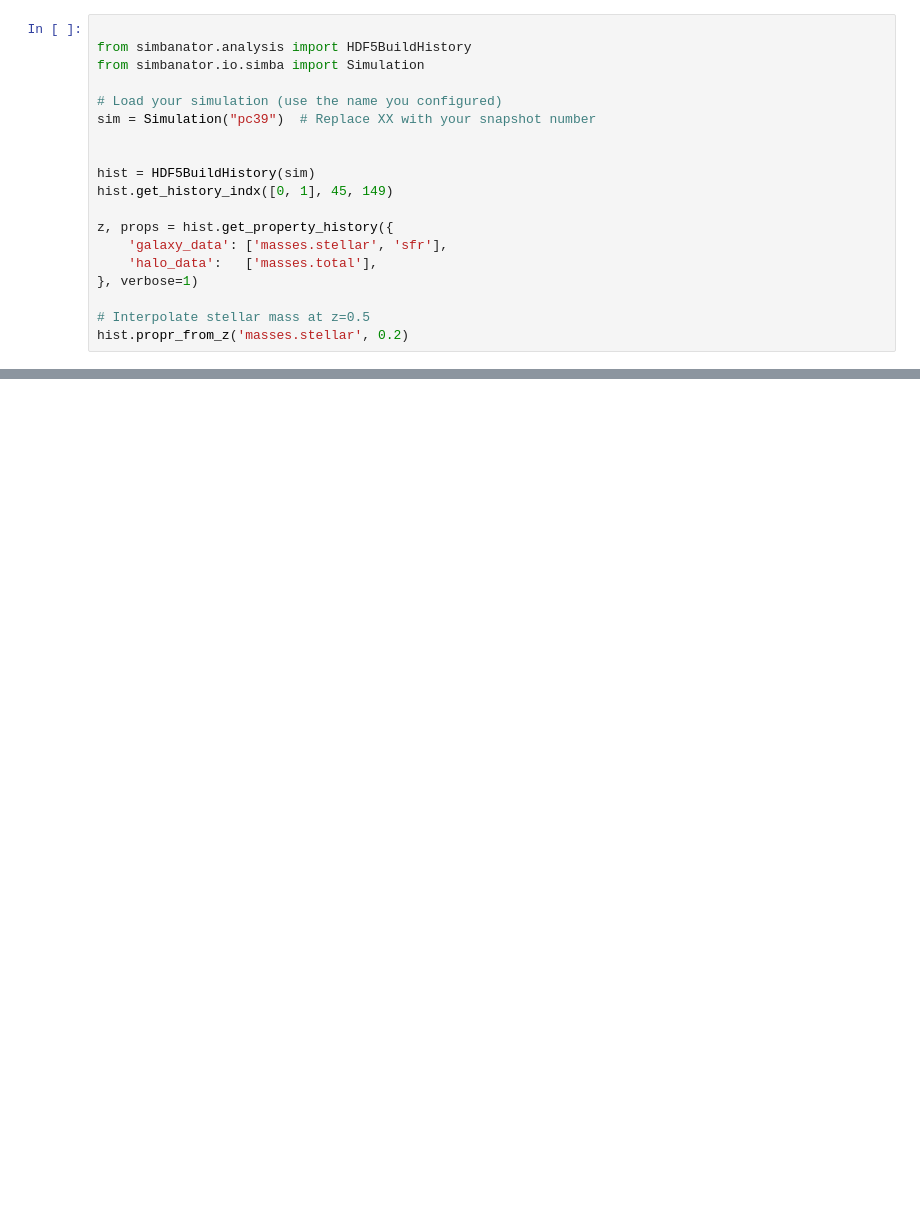
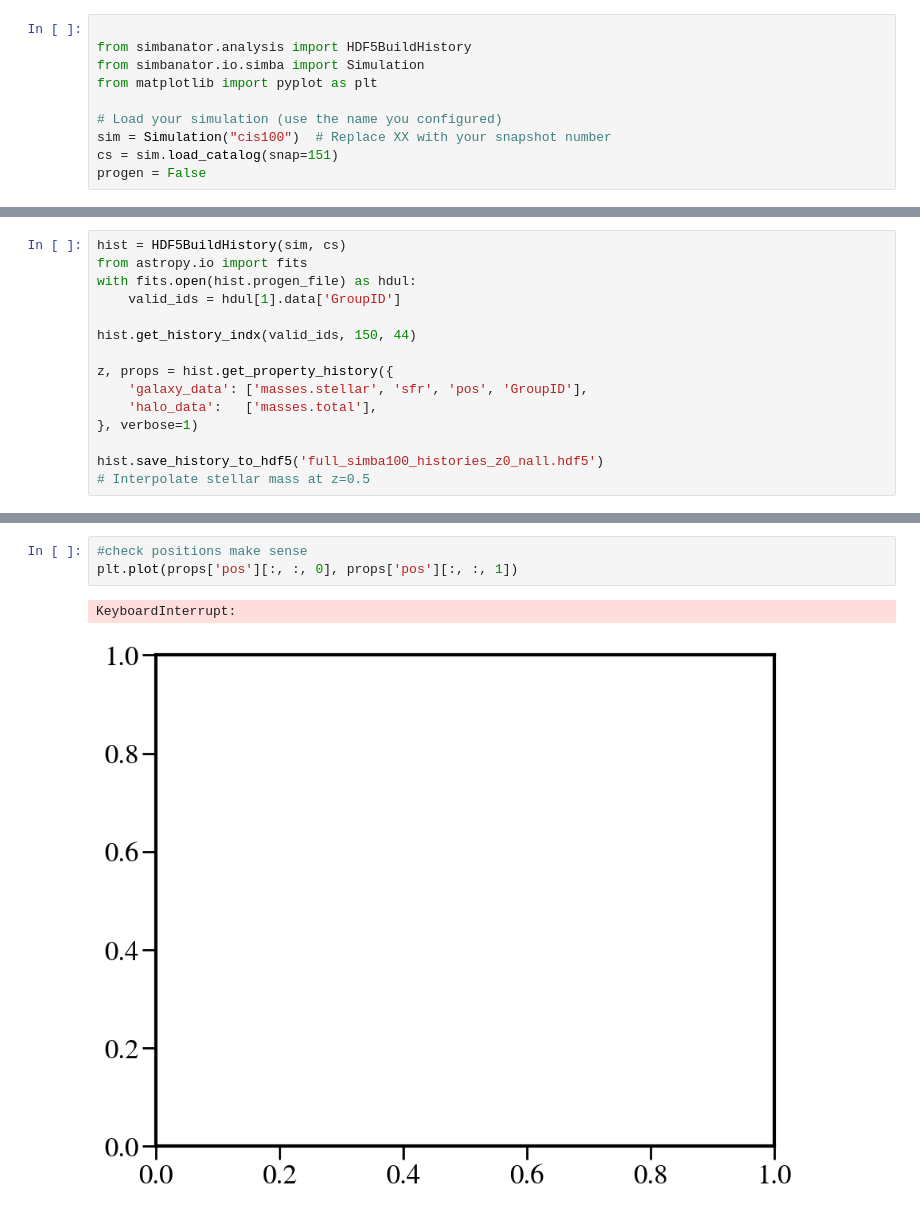
Before and after one commit to GiulianoLo/analize_simba_cgm, a Jupyter notebook: test_sfh_caesar.ipynb, the cells around one changed output, grey strips where cells are left out. Drawn from its saved outputs; the diff is of its cells as text; blank space fills up the shorter version.

```diff
--- a/test_sfh_caesar.ipynb
+++ b/test_sfh_caesar.ipynb
@@ -2,19 +2,10 @@
 
 from simbanator.analysis import HDF5BuildHistory
 from simbanator.io.simba import Simulation
+from matplotlib import pyplot as plt
 
 # Load your simulation (use the name you configured)
-sim = Simulation("pc39")  # Replace XX with your snapshot number
-
-
-hist = HDF5BuildHistory(sim)
-hist.get_history_indx([0, 1], 45, 149)
-
-z, props = hist.get_property_history({
-    'galaxy_data': ['masses.stellar', 'sfr'],
-    'halo_data':   ['masses.total'],
-}, verbose=1)
-
-# Interpolate stellar mass at z=0.5
-hist.propr_from_z('masses.stellar', 0.2)
+sim = Simulation("cis100")  # Replace XX with your snapshot number
+cs = sim.load_catalog(snap=151)
+progen = False
 # %% [output]
@@ -123,0 +20,15 @@ print(np.max(s))
+# %%
+hist = HDF5BuildHistory(sim, cs)
+from astropy.io import fits
+with fits.open(hist.progen_file) as hdul:
+    valid_ids = hdul[1].data['GroupID']
+
+hist.get_history_indx(valid_ids, 150, 44)
+
+z, props = hist.get_property_history({
+    'galaxy_data': ['masses.stellar', 'sfr', 'pos', 'GroupID'],
+    'halo_data':   ['masses.total'],
+}, verbose=1)
+
+hist.save_history_to_hdf5('full_simba100_histories_z0_nall.hdf5')
+# Interpolate stellar mass at z=0.5
@@ -123,0 +54,6 @@ print(np.max(s))
+# %%
+#check positions make sense
+plt.plot(props['pos'][:, :, 0], props['pos'][:, :, 1])
+# %% [output]
+KeyboardInterrupt:
+[figure, added]
```
Also changed, not shown: parts of 14 cells of this notebook, 2 other files.
